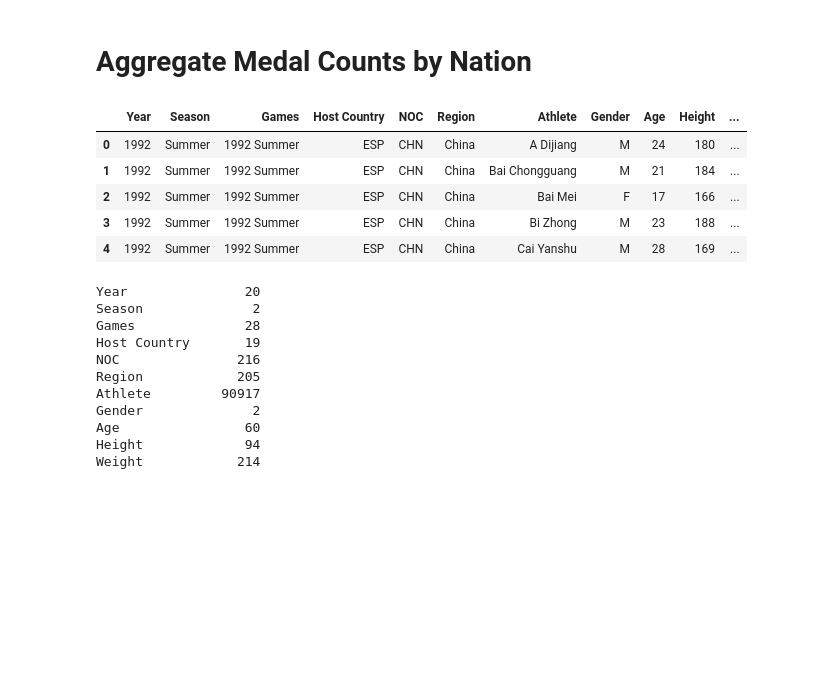
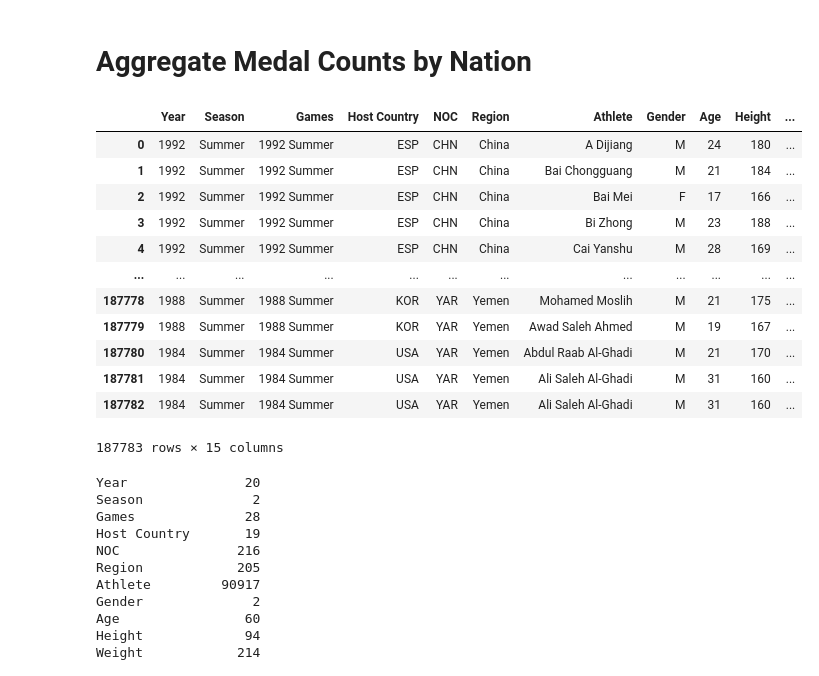
Before and after one commit to Owen-Doc/Olympic_Medal_Predictor, a Jupyter notebook: Preprocessing_Olympic_Features.ipynb, the cells around one changed output. Saved outputs shown, nothing was run; the diff lists cells and outputs as text; code cells hidden in the pictures; blank space fills up the shorter version.

```diff
--- a/Preprocessing_Olympic_Features.ipynb
+++ b/Preprocessing_Olympic_Features.ipynb
@@ -6,14 +6,21 @@ import numpy as np
 # Aggregate Medal Counts by Nation
 # %%
 olympics_df = pd.read_csv('data/olympics.csv')
-olympics_df.head()
+olympics_df
 # %% [output]
 |  | Year | Season | Games | Host Country | NOC | Region | Athlete | Gender | Age | Height | ... |
 | 0 | 1992 | Summer | 1992 Summer | ESP | CHN | China | A Dijiang | M | 24 | 180 | ... |
 | 1 | 1992 | Summer | 1992 Summer | ESP | CHN | China | Bai Chongguang | M | 21 | 184 | ... |
 | 2 | 1992 | Summer | 1992 Summer | ESP | CHN | China | Bai Mei | F | 17 | 166 | ... |
 | 3 | 1992 | Summer | 1992 Summer | ESP | CHN | China | Bi Zhong | M | 23 | 188 | ... |
 | 4 | 1992 | Summer | 1992 Summer | ESP | CHN | China | Cai Yanshu | M | 28 | 169 | ... |
+| ... | ... | ... | ... | ... | ... | ... | ... | ... | ... | ... | ... |
+| 187778 | 1988 | Summer | 1988 Summer | KOR | YAR | Yemen | Mohamed Moslih | M | 21 | 175 | ... |
+| 187779 | 1988 | Summer | 1988 Summer | KOR | YAR | Yemen | Awad Saleh Ahmed | M | 19 | 167 | ... |
+| 187780 | 1984 | Summer | 1984 Summer | USA | YAR | Yemen | Abdul Raab Al-Ghadi | M | 21 | 170 | ... |
+| 187781 | 1984 | Summer | 1984 Summer | USA | YAR | Yemen | Ali Saleh Al-Ghadi | M | 31 | 160 | ... |
+| 187782 | 1984 | Summer | 1984 Summer | USA | YAR | Yemen | Ali Saleh Al-Ghadi | M | 31 | 160 | ... |
+187783 rows × 15 columns
 # %%
 olympics_df.nunique()
 # %% [output]
```
Also changed, not shown: parts of 7 cells of this notebook, 1 other file.
